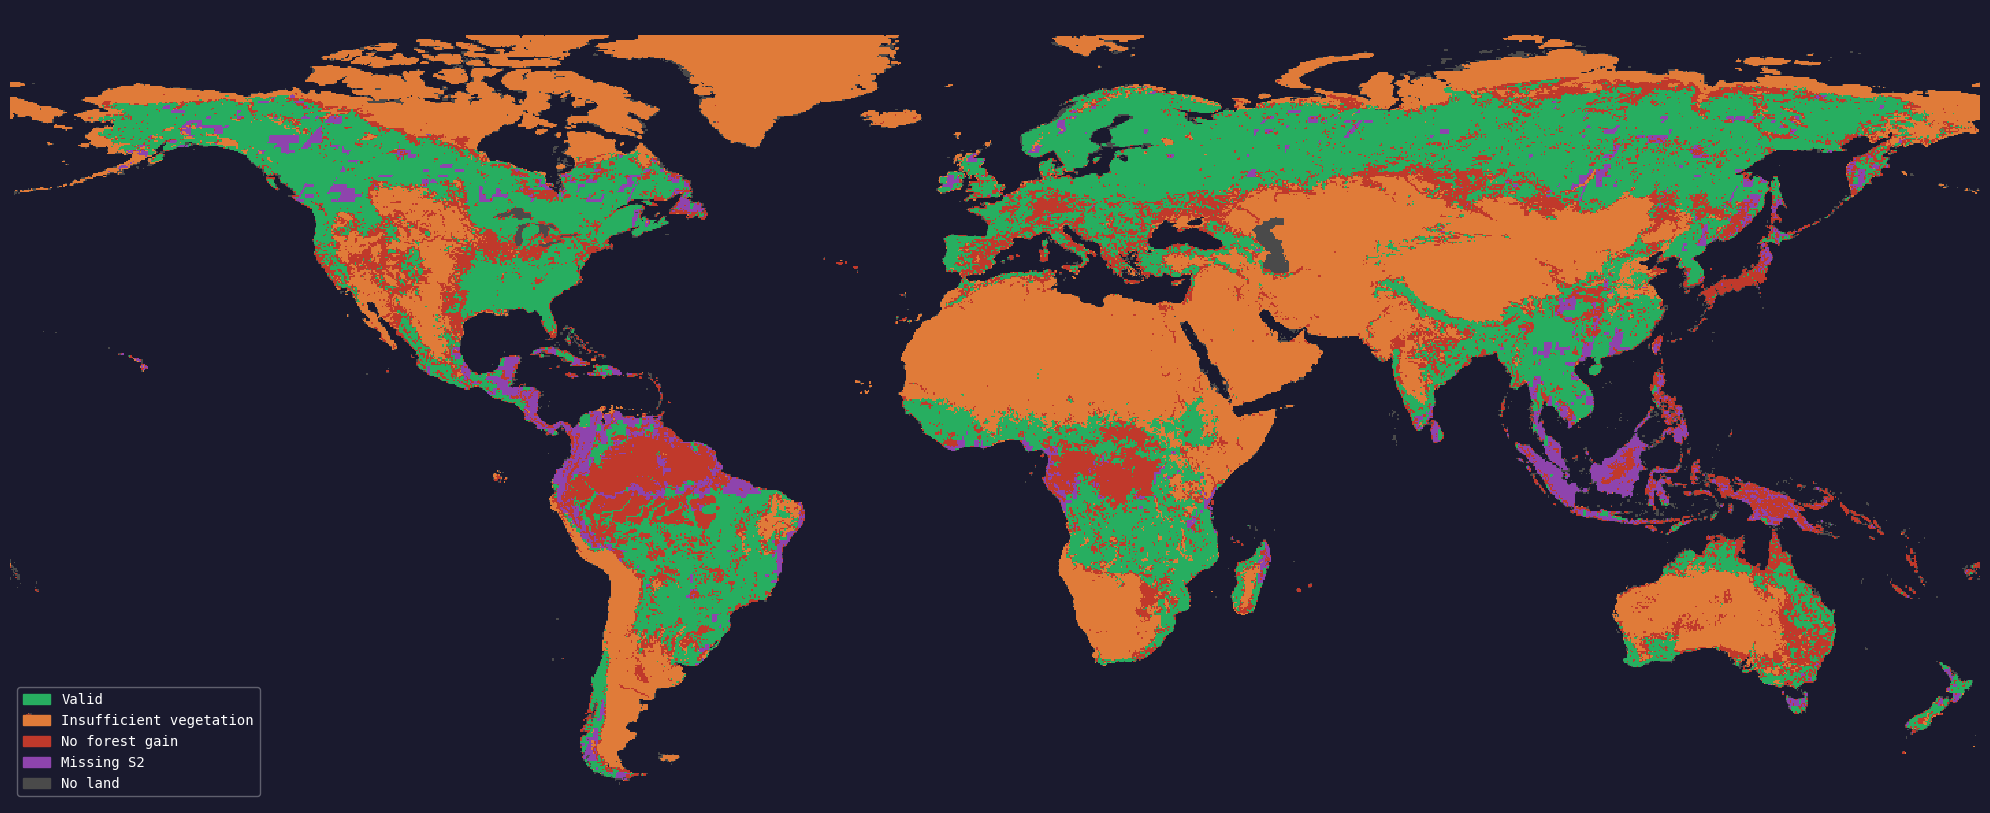
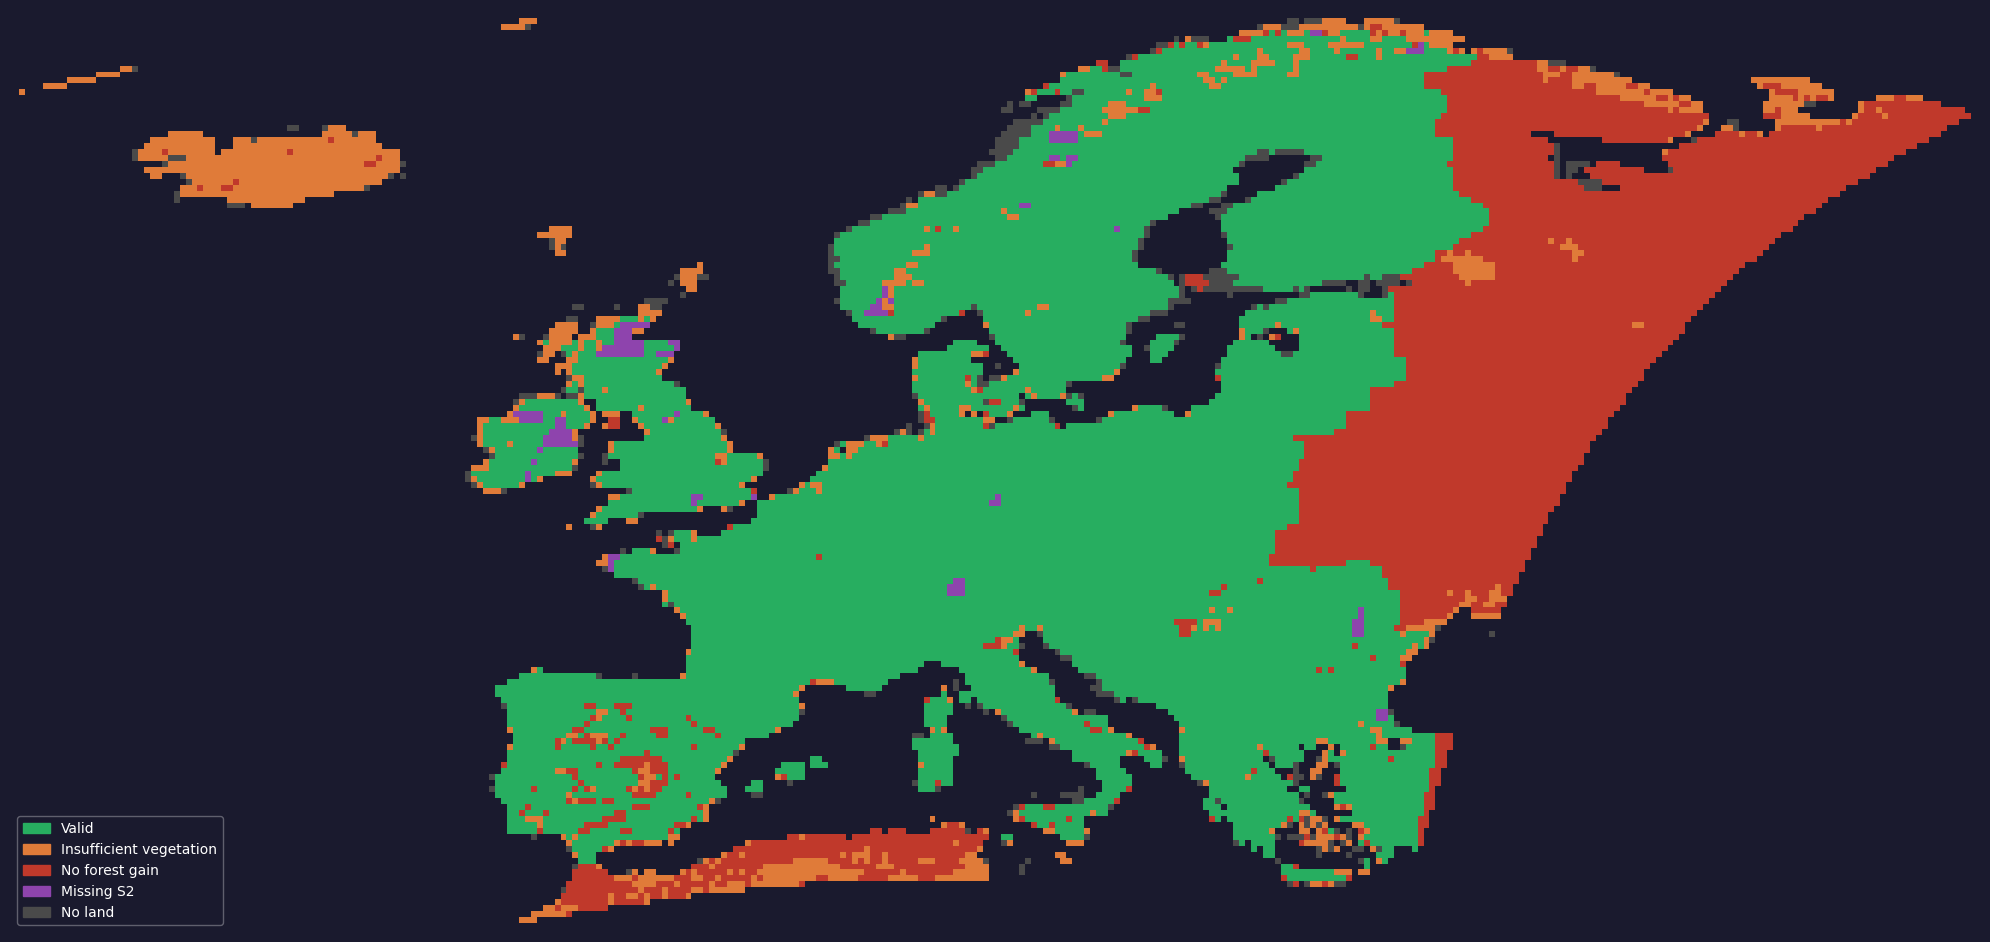
Unified diff of the notebook cell whose output changed from the first chart to the second:
--- before
+++ after
@@ -3,6 +3,8 @@
 import matplotlib.pyplot as plt
 import matplotlib.patches as mpatches
+from matplotlib.colors import ListedColormap
 
 STEP = 0.25
+CLIP_TO_DATA = True
 
 lon_min = -180.0
@@ -79,6 +81,4 @@
 ]
 
-from matplotlib.colors import ListedColormap
-
 cmap = ListedColormap(colors)
 
@@ -114,4 +114,17 @@
 )
 
+if CLIP_TO_DATA:
+    with open("data/aois/all_aois.json") as f:
+        all_aois = json.load(f)
+    all_aois = [a.get("properties", a) for a in all_aois]
+    lons = [a["minLon"] for a in all_aois]
+    lats = [a["minLat"] for a in all_aois]
+    x_min = int((min(lons) - lon_min) / STEP) - 2
+    x_max = int((max(lons) - lon_min) / STEP) + 2
+    y_min = int((min(lats) - lat_min) / STEP) - 2
+    y_max = int((max(lats) - lat_min) / STEP) + 2
+    ax.set_xlim(x_min, x_max)
+    ax.set_ylim(y_min, y_max)
+
 ax.axis("off")
 plt.tight_layout()

Commit: got the new temp Europe AOI